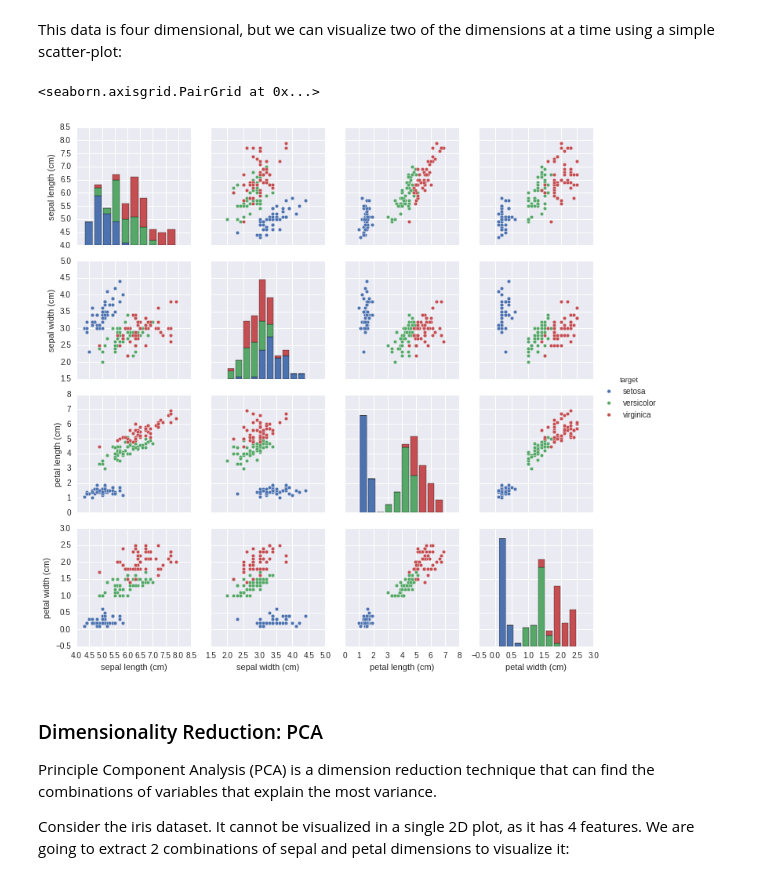
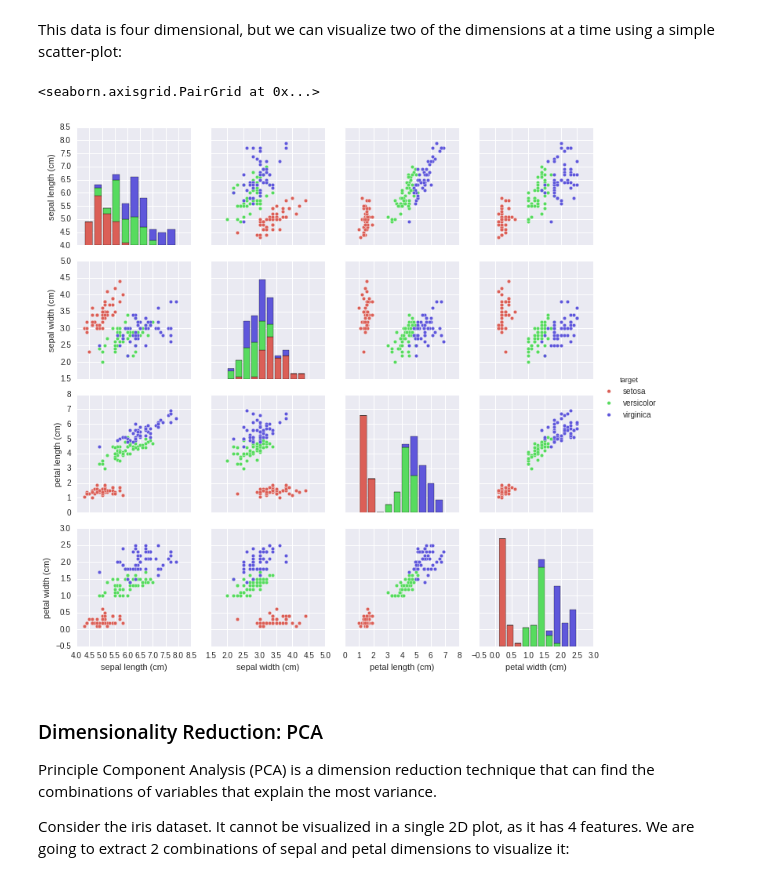
Before and after one commit to albahnsen/PracticalMachineLearningClass, a Jupyter notebook: notebooks/02-IntroMachineLearning.ipynb, the cells around one changed output. Cells and saved outputs as stored; diff of their text form; code cells hidden in the pictures.

```diff
--- a/notebooks/02-IntroMachineLearning.ipynb
+++ b/notebooks/02-IntroMachineLearning.ipynb
@@ -238,13 +246,13 @@ at a time using a simple scatter-plot:
 # %%
 import pandas as pd  # Pandas is a topic of next session
 data_temp = pd.DataFrame(iris.data, columns=iris.feature_names)
 data_temp['target'] = iris.target
 data_temp['target'] = data_temp['target'].astype('category')
 data_temp['target'].cat.categories = iris.target_names
-sns.pairplot(data_temp, hue='target')
+sns.pairplot(data_temp, hue='target', palette=sns.color_palette("hls", 3))
 # %% [output]
 <seaborn.axisgrid.PairGrid at 0x...>
-[figure, old version]
+[figure, new version]
 # %% [markdown]
 ### Dimensionality Reduction: PCA
 
```
Also changed, not shown: parts of 13 cells of this notebook, 1 other file.
